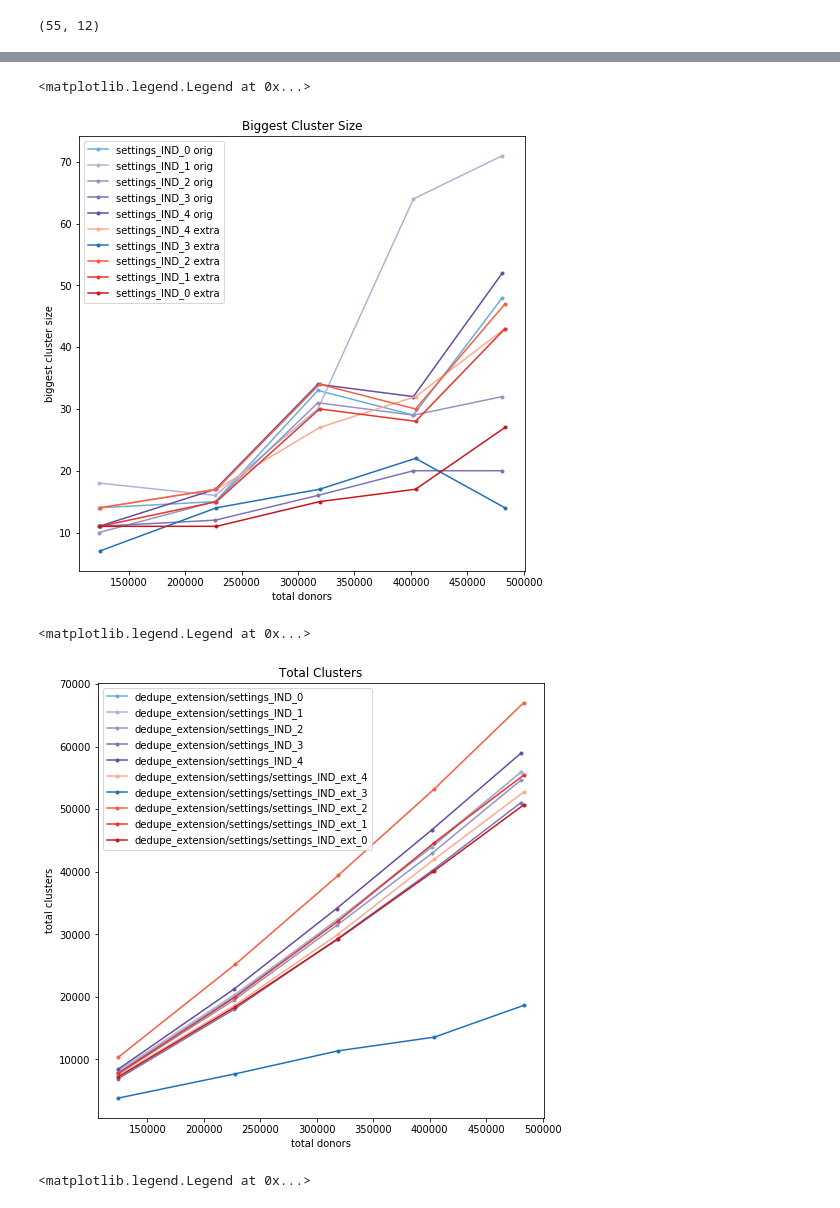
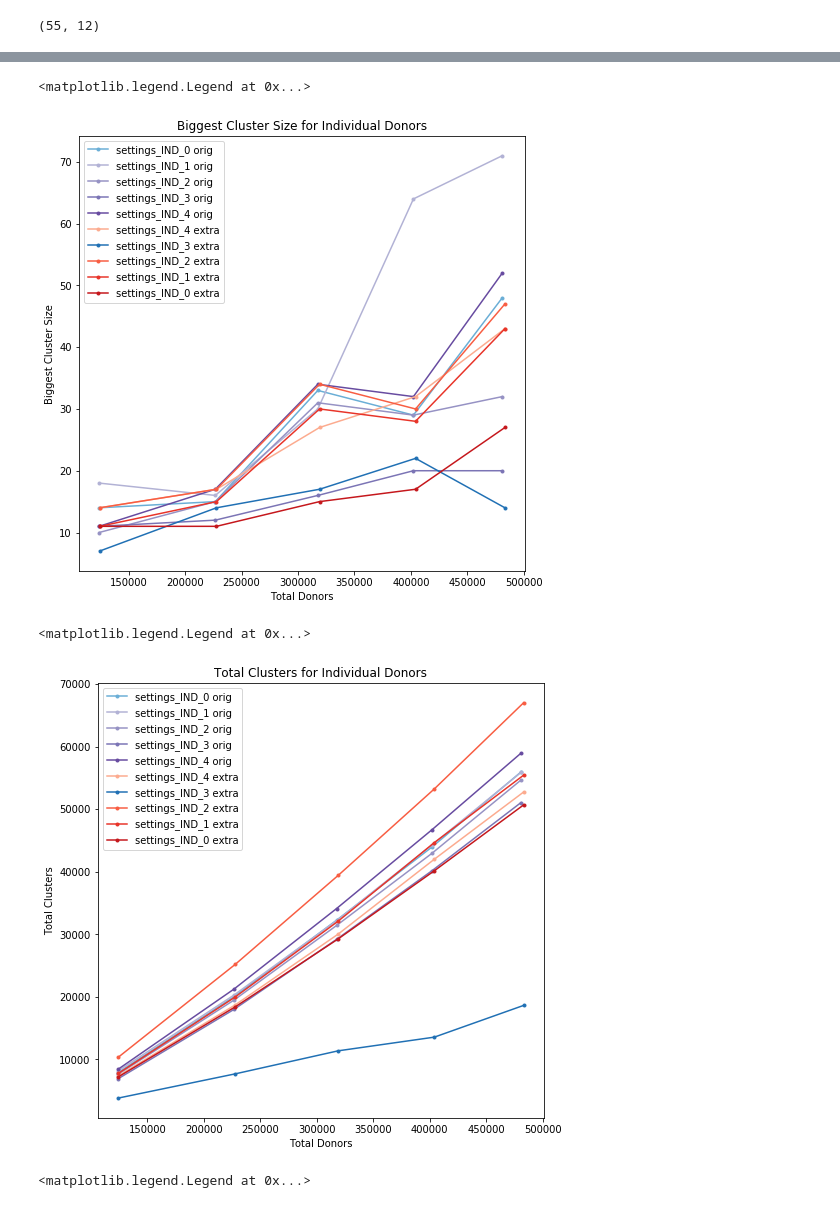
Before and after one commit to rawild/ny-campaign-finance-dedupe, a Jupyter notebook: matching_evaluation/Match Runs Plotting IND Extra Variable Types.ipynb, the cells around one changed output, grey strips where cells are left out. Saved outputs shown, nothing was run; the diff lists cells and outputs as text; code cells hidden in the pictures.

```diff
--- a/matching_evaluation/Match Runs Plotting IND Extra Variable Types.ipynb
+++ b/matching_evaluation/Match Runs Plotting IND Extra Variable Types.ipynb
@@ -126,13 +126,13 @@ for i,file in enumerate(files):
 plt.figure(figsize=(8,8))
 for s in biggest_size_sets:
     plt.plot(s[0],s[1], ms=6, marker='.', label=s[2], color=s[3])
-plt.xlabel('total donors')
-plt.ylabel('biggest cluster size')
-plt.title('Biggest Cluster Size')
+plt.xlabel('Total Donors')
+plt.ylabel('Biggest Cluster Size')
+plt.title('Biggest Cluster Size for Individual Donors')
 plt.legend()
 # %% [output]
 <matplotlib.legend.Legend at 0x...>
-[figure, old version]
+[figure, new version]
 # %%
 total_clusters_sets = []
 for i,file in enumerate(files):
@@ -141,18 +141,18 @@ for i,file in enumerate(files):
     if i > 4:
         j = i-5
     color = colors[file[2]][j]
-    total_clusters_sets.append([data_cut['total_donors'].values, data_cut['total_clusters'].values, file[0], color])
+    total_clusters_sets.append([data_cut['total_donors'].values, data_cut['total_clusters'].values, file[1], color])
 # %%
 plt.figure(figsize=(8,8))
 for s in total_clusters_sets:
     plt.plot(s[0],s[1], ms=6, marker='.', label=s[2], color=s[3])
-plt.xlabel('total donors')
-plt.ylabel('total clusters')
-plt.title('Total Clusters')
+plt.xlabel('Total Donors')
+plt.ylabel('Total Clusters')
+plt.title('Total Clusters for Individual Donors')
 plt.legend()
 # %% [output]
 <matplotlib.legend.Legend at 0x...>
-[figure, old version]
+[figure, new version]
 # %%
 purple = [cm.Purples(x) for x in [.5,1.0]]
 blue = [cm.Blues(x) for x in [.5,.75]]
```
Also changed, not shown: parts of 2 cells of this notebook, 4 other files.
